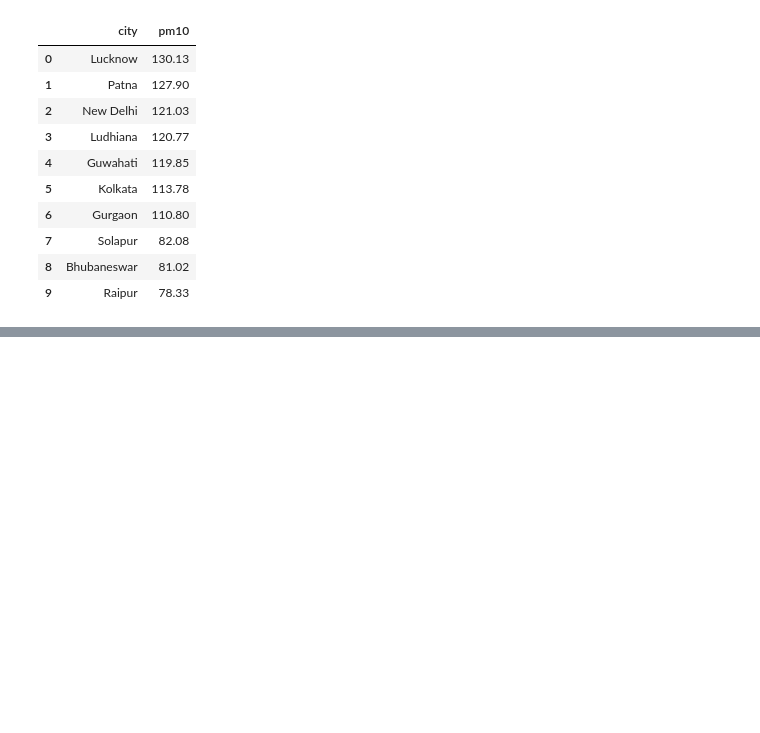
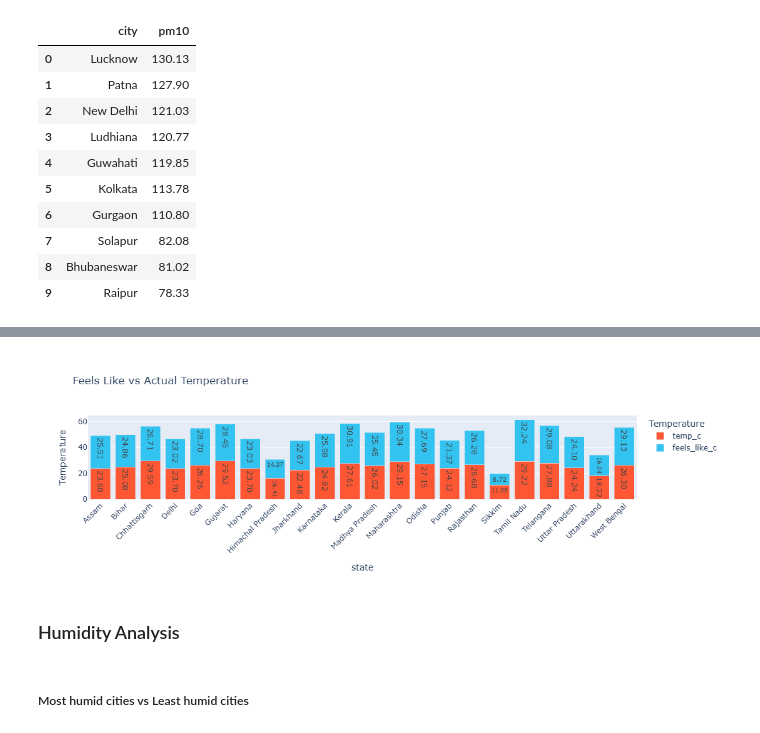
Before and after one commit to Nitish36/AQUI-Index, a Jupyter notebook: AQUI Analysis.ipynb, the cells around one changed output, grey strips where cells are left out. Drawn from its saved outputs; the diff is of its cells as text; code cells hidden in the pictures; blank space fills up the shorter version.

```diff
--- a/AQUI Analysis.ipynb
+++ b/AQUI Analysis.ipynb
@@ -173,0 +276,7 @@ figpm10.show()
+# %%
+Temp = (
+    df.groupby('state')[['temp_c','feels_like_c']]
+    .mean()
+    .reset_index()
+)
+Temp
@@ -173,0 +301,28 @@ figpm10.show()
+# %%
+plot_df = Temp.reset_index()
+
+# 2. Create the stacked bar chart
+fig = px.bar(
+    plot_df,
+    x='state',
+    y=['temp_c', 'feels_like_c'],
+    title='Feels Like vs Actual Temperature',
+    barmode='stack', # This stacks the bars
+    labels={'value': 'Temperature', 'variable': 'Temperature', 'city': 'City'},
+    color_discrete_map={
+        'temp_c': '#FF5733',        # Color for actual temperature
+        'feels_like_c': '#33C3F0'   # Color for feels like temperature
+    }
+)
+
+# Optional: Improve layout and formatting
+fig.update_traces(texttemplate='%{y:.2f}', textposition='inside') # Adds values inside the bar segments
+fig.update_layout(xaxis_tickangle=-45) # Rotates city names for better readability
+
+fig.show()
+# %% [output]
+[figure, added]
+# %% [markdown]
+### Humidity Analysis
+# %% [markdown]
+##### Most humid cities vs Least humid cities
```
Also changed, not shown: parts of 26 cells of this notebook.
